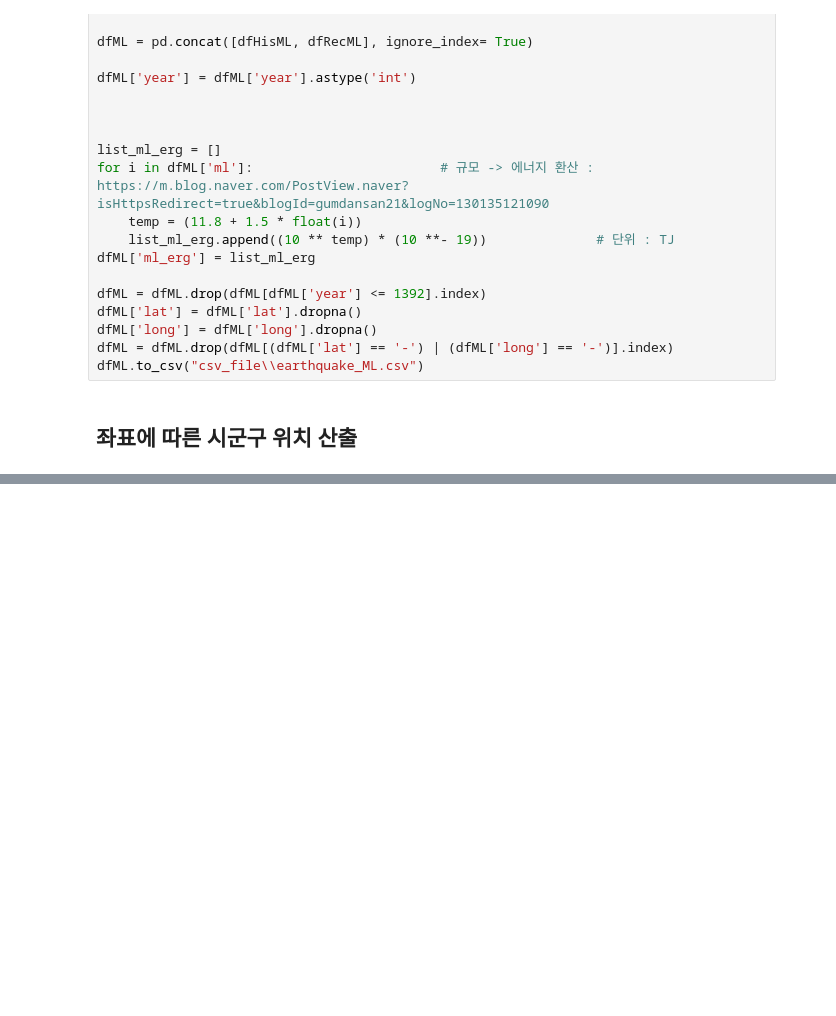
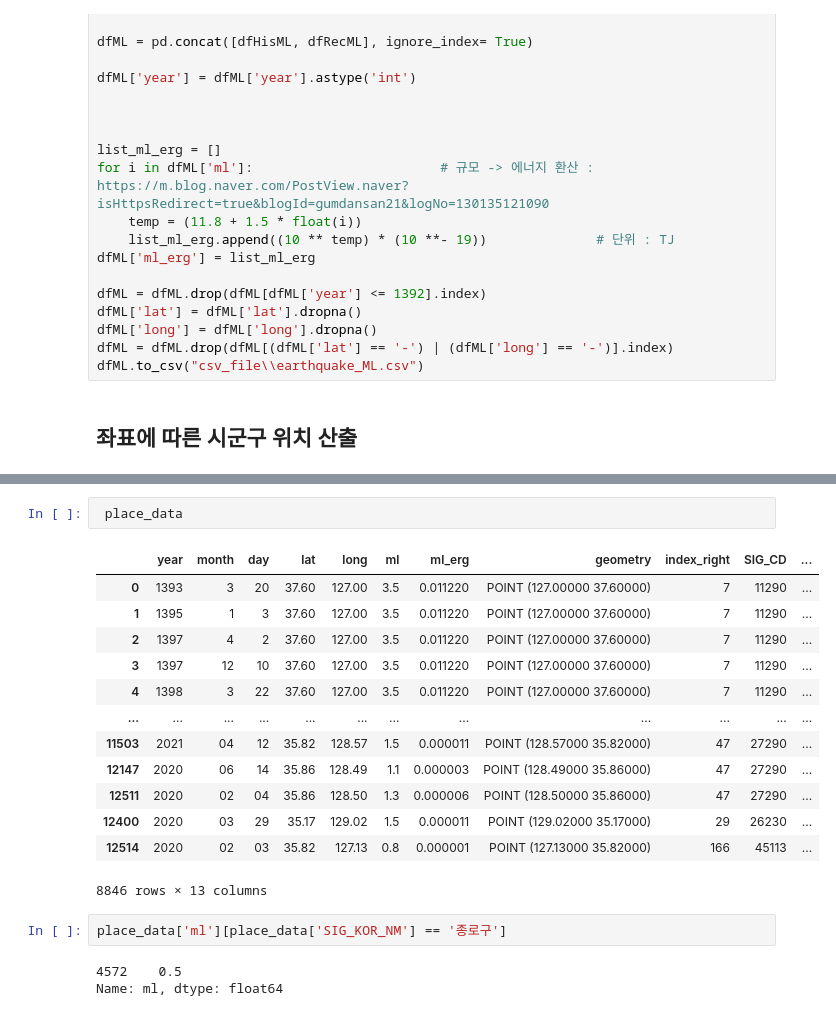
Before and after one commit to DeckofKard/Earthquake, a Jupyter notebook: eqlist_heatmap.ipynb, the cells around one changed output, grey strips where cells are left out. Drawn from its saved outputs; the diff is of its cells as text; blank space fills up the shorter version.

```diff
--- a/eqlist_heatmap.ipynb
+++ b/eqlist_heatmap.ipynb
@@ -262,0 +318,21 @@ len(ml_sum)
+# %%
+ place_data
+# %% [output]
+|  | year | month | day | lat | long | ml | ml_erg | geometry | index_right | SIG_CD | ... |
+| 0 | 1393 | 3 | 20 | 37.60 | 127.00 | 3.5 | 0.011220 | POINT (127.00000 37.60000) | 7 | 11290 | ... |
+| 1 | 1395 | 1 | 3 | 37.60 | 127.00 | 3.5 | 0.011220 | POINT (127.00000 37.60000) | 7 | 11290 | ... |
+| 2 | 1397 | 4 | 2 | 37.60 | 127.00 | 3.5 | 0.011220 | POINT (127.00000 37.60000) | 7 | 11290 | ... |
+| 3 | 1397 | 12 | 10 | 37.60 | 127.00 | 3.5 | 0.011220 | POINT (127.00000 37.60000) | 7 | 11290 | ... |
+| 4 | 1398 | 3 | 22 | 37.60 | 127.00 | 3.5 | 0.011220 | POINT (127.00000 37.60000) | 7 | 11290 | ... |
+| ... | ... | ... | ... | ... | ... | ... | ... | ... | ... | ... | ... |
+| 11503 | 2021 | 04 | 12 | 35.82 | 128.57 | 1.5 | 0.000011 | POINT (128.57000 35.82000) | 47 | 27290 | ... |
+| 12147 | 2020 | 06 | 14 | 35.86 | 128.49 | 1.1 | 0.000003 | POINT (128.49000 35.86000) | 47 | 27290 | ... |
+| 12511 | 2020 | 02 | 04 | 35.86 | 128.50 | 1.3 | 0.000006 | POINT (128.50000 35.86000) | 47 | 27290 | ... |
+| 12400 | 2020 | 03 | 29 | 35.17 | 129.02 | 1.5 | 0.000011 | POINT (129.02000 35.17000) | 29 | 26230 | ... |
+| 12514 | 2020 | 02 | 03 | 35.82 | 127.13 | 0.8 | 0.000001 | POINT (127.13000 35.82000) | 166 | 45113 | ... |
+8846 rows × 13 columns
+# %%
+place_data['ml'][place_data['SIG_KOR_NM'] == '종로구']
+# %% [output]
+4572    0.5
+Name: ml, dtype: float64
```
Also changed, not shown: parts of 7 cells of this notebook, 23 other files.
